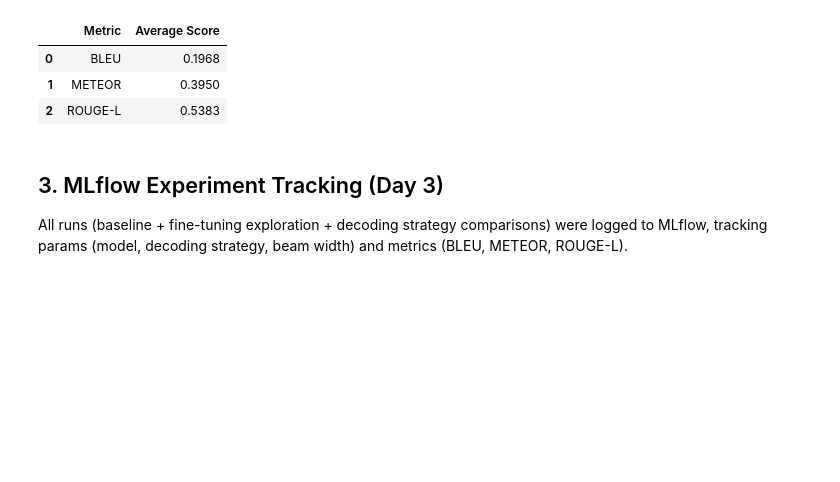
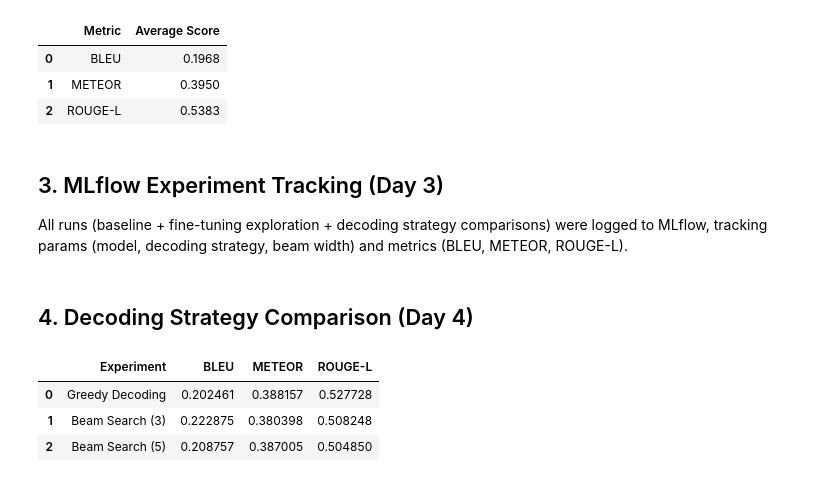
Before and after one commit to amarabibi47-sudo/internship-project, a Jupyter notebook: notebooks/08_week2_summary.ipynb, the cells around one changed output. Drawn from its saved outputs; the diff is of its cells as text; code cells hidden in the pictures; blank space fills up the shorter version.

```diff
--- a/notebooks/08_week2_summary.ipynb
+++ b/notebooks/08_week2_summary.ipynb
@@ -64,3 +64,13 @@ day2_summary
 ## 3. MLflow Experiment Tracking (Day 3)
 
 All runs (baseline + fine-tuning exploration + decoding strategy comparisons) were logged to MLflow, tracking params (model, decoding strategy, beam width) and metrics (BLEU, METEOR, ROUGE-L).
+# %% [markdown]
+## 4. Decoding Strategy Comparison (Day 4)
+# %%
+day4_comparison = pd.read_csv("../data/processed/day4_experiment_comparison.csv")
+day4_comparison
+# %% [output]
+|  | Experiment | BLEU | METEOR | ROUGE-L |
+| 0 | Greedy Decoding | 0.202461 | 0.388157 | 0.527728 |
+| 1 | Beam Search (3) | 0.222875 | 0.380398 | 0.508248 |
+| 2 | Beam Search (5) | 0.208757 | 0.387005 | 0.504850 |
```
Also changed, not shown: parts of 2 cells of this notebook.
